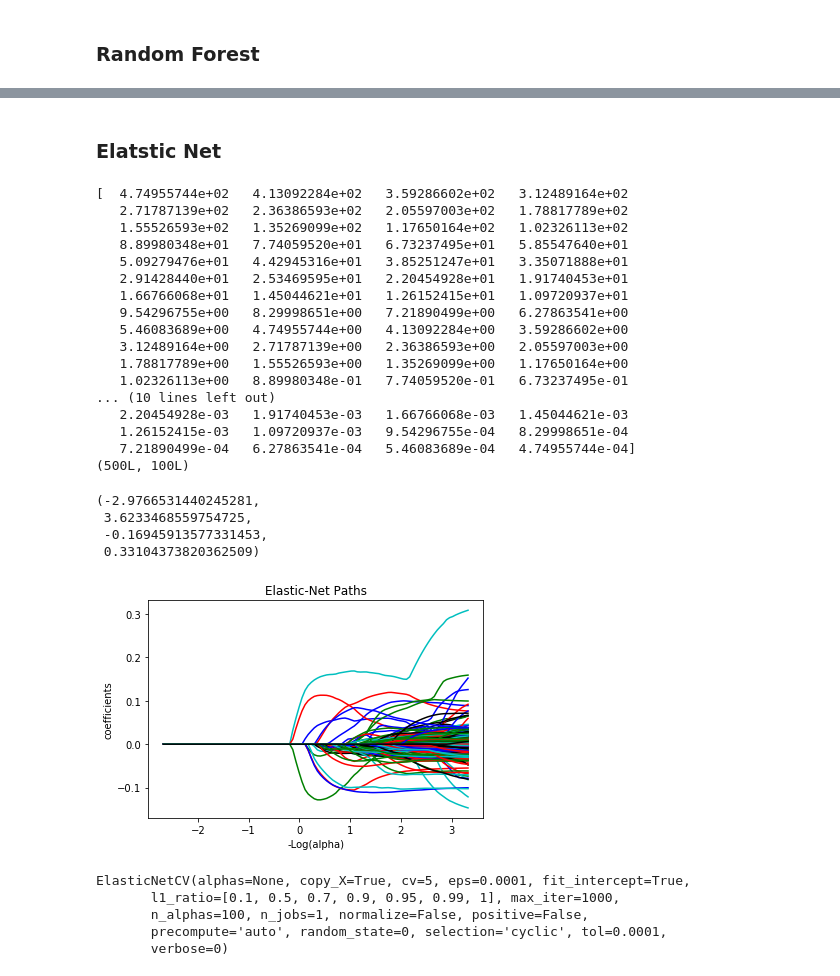
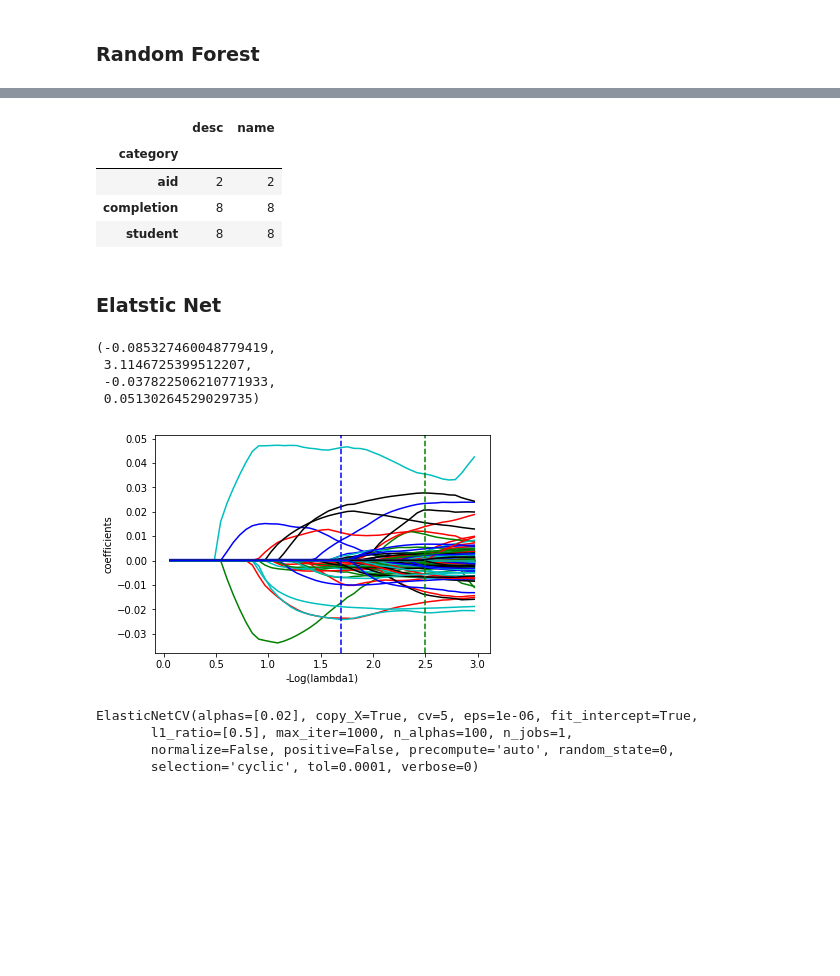
Before and after one commit to UNCG-CSE/Uni-X, a Jupyter notebook: codes/PCA_Regression.ipynb, the cells around one changed output, grey strips where cells are left out. Saved outputs shown, nothing was run; the diff lists cells and outputs as text; code cells hidden in the pictures; blank space fills up the shorter version.

```diff
--- a/codes/PCA_Regression.ipynb
+++ b/codes/PCA_Regression.ipynb
@@ -29,2 +31,4 @@ rpyrt.RPY_1YR_RT=np.log(y/(1-y))
+# %%
+screen=prescreening_by_class(rpyrt,y=1,nobs=501)
 # %%
 rpyrt.fillna(0,inplace=True)
@@ -53,9 +35,5 @@ Name: RPY_1YR_RT, Length: 35027, dtype: float64
-# %%
-screen=prescreening_by_class(rpyrt,y=1,nobs=500)
 # %%
 dic=dic.loc[dic['name'].isin(screen),:]
 # %%
-X=rpyrt[screen].fillna(0)
-print X.shape
+X=rpyrt[screen]
 X=X/X.std()
-print X.shape
@@ -66,20 +59,25 @@ print X.shape
 ### PCA
 # %%
 #pca = PCA(n_components=3)
-fig, axes = plt.subplots(nrows=4,ncols=2,figsize=(15,15))
+fig, axes = plt.subplots(nrows=4,ncols=2,figsize=(20,20))
 ncom=[3,2,4,7,3,2,12,5]
 i=0
 for cat in cat_list:
     variables=dic.loc[dic.category==cat,'name']
     XX=X.loc[:,np.array(variables)].fillna(0)
-    pca=PCA(n_components=min(XX.shape[1],20))
+    m=20
+    if cat=='completion':
+        m=PCA(0.8).fit(XX).n_components_
+    pca=PCA(n_components=min(XX.shape[1],m))
     pca.fit(XX)
+    print cat
+    print XX.shape
     ax=axes[i/2,i%2]
     ax.plot(range(1,(pca.n_components_+1)),pca.explained_variance_ratio_,label="x")
     ax.set_xlabel('Component Number')
     ax.set_ylabel('Explained Variance')
     ax.set_xticks(range(1,(pca.n_components_+1)))
-    ax.set_title(cat)
+    ax.set_title(str(cat).title())
     ax.axvline(PCA(0.8).fit(XX).n_components_,linestyle='--',color='g')
     #ax.axvline(ncom[i],linestyle='--',color='g')
     i=i+1
@@ -205,55 +220,45 @@ dic.head()
+# %%
+dic.loc[dic.name.isin(feature_rf),:].groupby(['category']).count()
+# %% [output]
+|  | desc | name |
+| category |  |  |
+| aid | 2 | 2 |
+| completion | 8 | 8 |
+| student | 8 | 8 |
 # %% [markdown]
 ### Elatstic Net
 # %%
 from sklearn.linear_model import lasso_path, enet_path
 from itertools import cycle
 alphas_enet, coefs_enet, _ = enet_path(
     X, y, eps=1e-6, l1_ratio=0.5, fit_intercept=True)
-print alphas_enet
-print coefs_enet.shape
-
 plt.figure(1)
 ax = plt.gca()
 
 colors = cycle(['b', 'r', 'g', 'c', 'k'])
 neg_log_alphas_enet = -np.log10(alphas_enet)
+index=neg_log_alphas_enet>0
 for coef_e, c in zip(coefs_enet, colors):
-    plt.plot(neg_log_alphas_enet, coef_e, c=c)
+    plt.plot(neg_log_alphas_enet[index], coef_e[index], c=c)
 
-plt.xlabel('-Log(alpha)')
+plt.xlabel('-Log(lambda1)')
 plt.ylabel('coefficients')
-plt.title('Elastic-Net Paths')
+plt.title('')
+plt.axvline(-np.log10(0.00320730087732),linestyle='--',color='g')
+plt.axvline(-np.log10(0.02),linestyle='--',color='b')
 plt.axis('tight')
 # %% [output]
-[  4.74955744e+02   4.13092284e+02   3.59286602e+02   3.12489164e+02
-   2.71787139e+02   2.36386593e+02   2.05597003e+02   1.78817789e+02
-   1.55526593e+02   1.35269099e+02   1.17650164e+02   1.02326113e+02
-   8.89980348e+01   7.74059520e+01   6.73237495e+01   5.85547640e+01
-   5.09279476e+01   4.42945316e+01   3.85251247e+01   3.35071888e+01
-   2.91428440e+01   2.53469595e+01   2.20454928e+01   1.91740453e+01
-   1.66766068e+01   1.45044621e+01   1.26152415e+01   1.09720937e+01
-   9.54296755e+00   8.29998651e+00   7.21890499e+00   6.27863541e+00
-   5.46083689e+00   4.74955744e+00   4.13092284e+00   3.59286602e+00
-   3.12489164e+00   2.71787139e+00   2.36386593e+00   2.05597003e+00
-   1.78817789e+00   1.55526593e+00   1.35269099e+00   1.17650164e+00
-   1.02326113e+00   8.89980348e-01   7.74059520e-01   6.73237495e-01
-... (10 lines left out)
-   2.20454928e-03   1.91740453e-03   1.66766068e-03   1.45044621e-03
-   1.26152415e-03   1.09720937e-03   9.54296755e-04   8.29998651e-04
-   7.21890499e-04   6.27863541e-04   5.46083689e-04   4.74955744e-04]
-(500L, 100L)
+(-0.085327460048779419,
+ 3.1146725399512207,
+ -0.037822506210771933,
+ 0.05130264529029735)
-(-2.9766531440245281,
- 3.6233468559754725,
- -0.16945913577331453,
- 0.33104373820362509)
-[figure, old version]
+[figure, new version]
 # %%
 from sklearn.linear_model import ElasticNetCV
-regr = ElasticNetCV(l1_ratio=[.1, .5, .7,.9, .95, .99, 1],cv=5, random_state=0,eps=1e-4)
+regr = ElasticNetCV(l1_ratio=[0.5],cv=5, random_state=0,eps=1e-6,alphas=[0.02])
 regr.fit(X, y)
 # %% [output]
-ElasticNetCV(alphas=None, copy_X=True, cv=5, eps=0.0001, fit_intercept=True,
-       l1_ratio=[0.1, 0.5, 0.7, 0.9, 0.95, 0.99, 1], max_iter=1000,
-       n_alphas=100, n_jobs=1, normalize=False, positive=False,
-       precompute='auto', random_state=0, selection='cyclic', tol=0.0001,
-       verbose=0)
+ElasticNetCV(alphas=[0.02], copy_X=True, cv=5, eps=1e-06, fit_intercept=True,
+       l1_ratio=[0.5], max_iter=1000, n_alphas=100, n_jobs=1,
+       normalize=False, positive=False, precompute='auto', random_state=0,
+       selection='cyclic', tol=0.0001, verbose=0)
```
Also changed, not shown: parts of 30 cells of this notebook, 2 other files.
